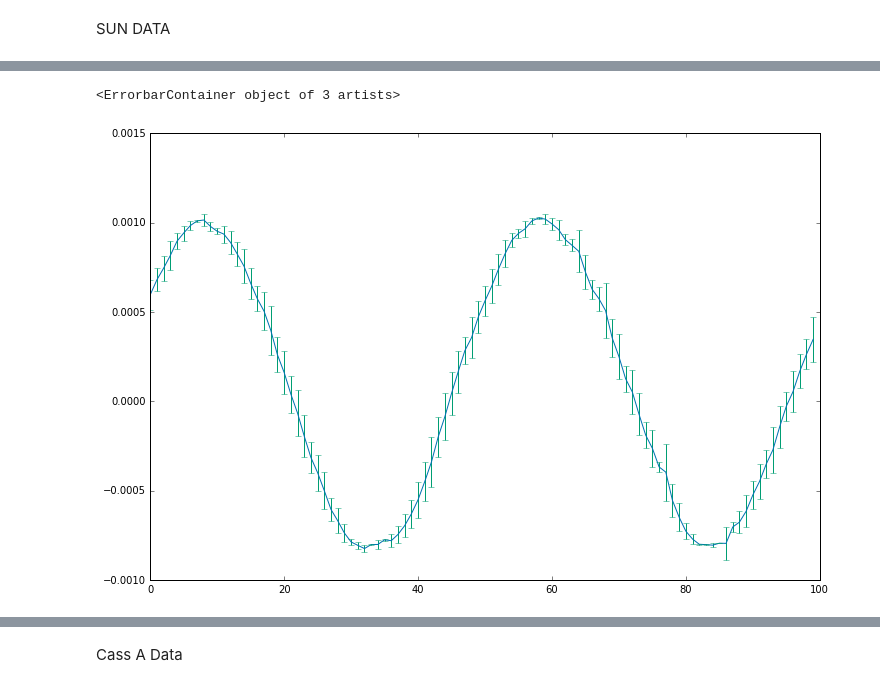
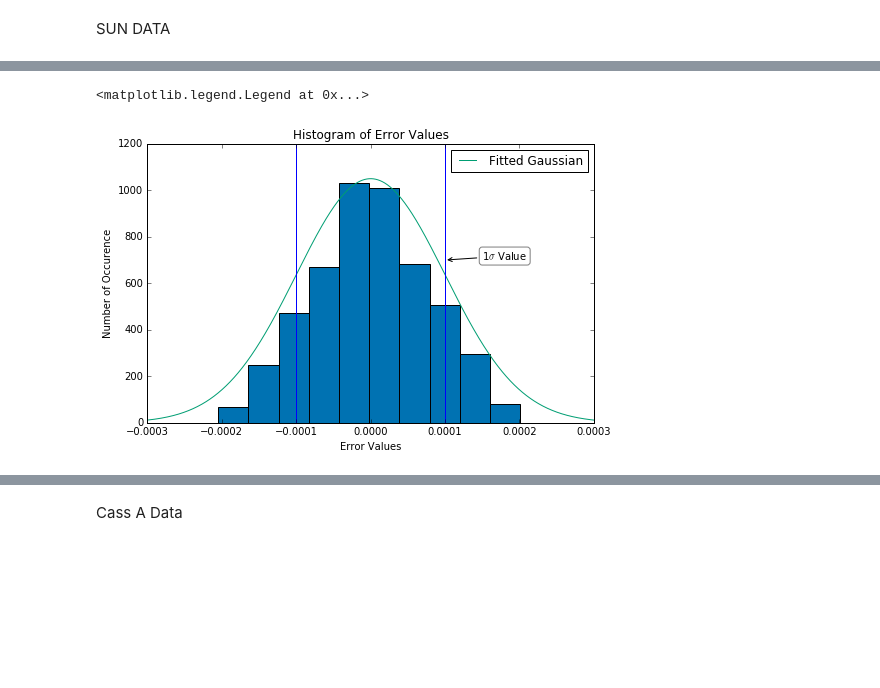
Before and after one commit to chavezoscar009/RadioLab-Lab3, a Jupyter notebook: Untitled.ipynb, the cells around one changed output, grey strips where cells are left out. Saved outputs shown, nothing was run; the diff lists cells and outputs as text; code cells hidden in the pictures; blank space fills up the shorter version.

```diff
--- a/Untitled.ipynb
+++ b/Untitled.ipynb
@@ -227,25 +282,40 @@ sun_ha = ha_sun(sun_time) + 2 * np.pi
 # %%
 #making a list for the errors associated with our volt measurement
 err_sun = []
 
 #FOR LOOP THAT TAKES THE DIFFERENCE BETWEEN ADJACENT DATA POINTS TO FIND THE DIFFERENCE
 for i in range(len(sun_data)-1):
     #getting the difference
     err = sun_data[i] - sun_data[i+1]
 
     #appending it to the err_sun list
     err_sun.append(err)
 
 #since the list is one short i append to the last index the mean value of the error from the list
 err_sun.append(np.mean(err_sun))
 
+x = np.linspace(-.0003, .0003, 1000)
+y = ugradio.gauss.gaussval(x, 1050, 0, .0001)
+
+plt.figure(figsize = (8,5))
+plt.title('Histogram of Error Values')
+plt.xlabel('Error Values')
+plt.ylabel('Number of Occurence')
+plt.hist(err_sun)
+plt.plot(x,y, label = 'Fitted Gaussian')
+plt.axvline(.0001)
+plt.axvline(-.0001)
+plt.annotate(r'1$\sigma$ Value',xy = (.0001, 700), xytext = (.00015, 700), bbox=dict(boxstyle="round", fc="none", ec="gray"),
+             arrowprops=dict(facecolor='black', arrowstyle="->"))
+plt.legend()
+
 #plots the sundata along with the error bars
-plt.figure(figsize = (12,8))
-plt.plot(sun_time[:100]- sun_time[0], sun_data[:100])
-plt.errorbar(sun_time[:100]- sun_time[0], sun_data[:100], yerr = err_sun[:100], fmt = 'none')
+#plt.figure(figsize = (12,8))
+#plt.plot(sun_time[:100]- sun_time[0], sun_data[:100])
+#plt.errorbar(sun_time[:100]- sun_time[0], sun_data[:100], yerr = err_sun[:100], fmt = 'none')
 # %% [output]
-<ErrorbarContainer object of 3 artists>
+<matplotlib.legend.Legend at 0x...>
-[figure, old version]
+[figure, new version]
 # %%
 #making another variable to only take the first 5000 sun data
 sun_dat = sun_data[:5000]
```
Also changed, not shown: parts of 11 cells of this notebook.
